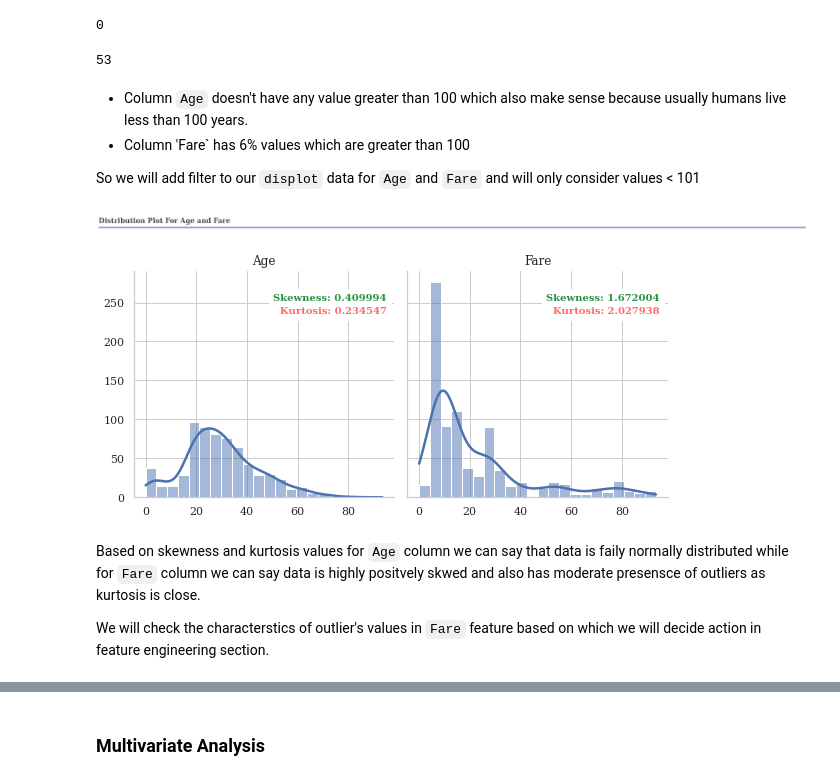
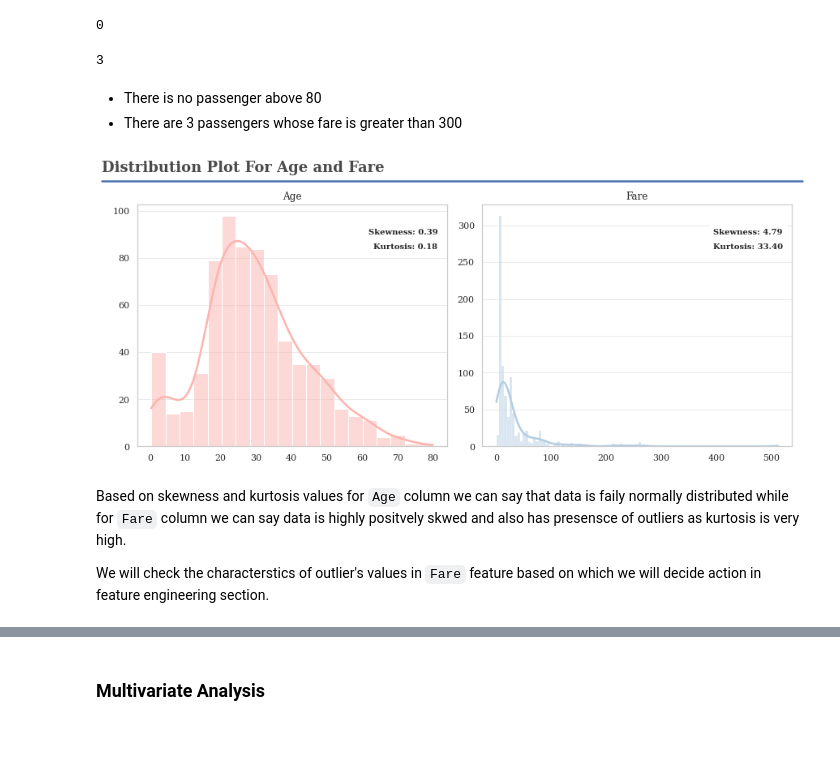
Before and after one commit to progrkaushl/Data-Science-Projects, a Jupyter notebook: Titanic Disaster/titanic.ipynb, the cells around one changed output, grey strips where cells are left out. Saved outputs shown, nothing was run; the diff lists cells and outputs as text; code cells hidden in the pictures; blank space fills up the shorter version.

```diff
--- a/Titanic Disaster/titanic.ipynb
+++ b/Titanic Disaster/titanic.ipynb
@@ -90,8 +89,11 @@ Before starting out data exploration and analysis part, first we can define impo
 # Consistent plots
 from pylab import rcParams
 
-rcParams['figure.figsize'] = 20,5
+rcParams['figure.figsize'] = 10,5
 rcParams['xtick.labelsize'] = 9
 rcParams['ytick.labelsize'] = 9
 rcParams['axes.labelsize'] = 10
+rcParams['axes.grid.axis'] = 'y'
+rcParams['grid.linestyle'] = '--'
+rcParams['grid.alpha'] = '0.4'
 # %% [markdown]
@@ -99,5 +100,0 @@ rcParams['axes.labelsize'] = 10
-# %%
-custom_colors = ["#ffa69e","#aed9e0","#b8f2e6","#5e6472","#faf3dd"]
-customPalette = sns.set_palette(sns.color_palette(custom_colors))
-sns.palplot(sns.color_palette(custom_colors),size=1)
-plt.tick_params(axis='both', labelsize=0, length = 0)
@@ -105,0 +104,4 @@ plt.tick_params(axis='both', labelsize=0, length = 0)
+# %%
+# set color palette to discrete color palette
+customPalette = sns.color_palette('Pastel1')
+sns.set_palette(sns.color_palette(customPalette))
@@ -239,10 +250,10 @@ fig, axes = plt.subplots(nrows=2, ncols=3, figsize=(10,5))
 fig.subplots_adjust(hspace=0.5)
 # fig.suptitle('Countplot for Discrete Data', fontsize=15, fontweight=200)
 
-for ax, feature in zip(axes.flatten(), train_data[col_names].columns):
+for ax, feature in zip(axes.flatten(), df_eda[col_names].columns):
     ax.set(title='Countplot #{}: {}'.format(sub_count, feature))
     ax.xaxis.label.set_visible(False)
-    sns.countplot(train_data[feature],ax=ax)
+    sns.countplot(df_eda[feature],ax=ax)
     sub_count += 1
 
 # add horizontal line
@@ -309,52 +320,42 @@ pd.value_counts(train_data[train_data['Age'] > 100]['Age'].values.flatten()).sum
 # %% [output]
 0
 # %%
-pd.value_counts(train_data[train_data['Fare'] > 100]['Fare'].values.flatten()).sum()
+pd.value_counts(df_eda[df_eda['Fare'] > 300]['Fare'].values.flatten()).sum()
 # %% [output]
-53
+3
-# %% [markdown]
-- Column `Age` doesn't have any value greater than 100 which also make sense because usually humans live less than 100 years.
-- Column 'Fare` has 6% values which are greater than 100
-
-So we will add filter to our `displot` data for `Age` and `Fare` and will only consider values < 101
+# %% [markdown]
+* There is no passenger above 80
+* There are 3 passengers whose fare is greater than 300
 # %%
-# select columns for which plot has to be created
-train_data_age_fare_dis = train_data[train_data['Fare'] < 101][['Age', 'Fare']]
+data = df_eda[['Age', 'Fare']]
 
-# now stack the data into a long (tidy) format
-train_data_age_fare_dis = train_data_age_fare_dis.stack().reset_index(level=1).rename(columns={'level_1':'Column', 0:'Data'})
+fig, ax = plt.subplots(1, 2, figsize=(12, 5), sharex=False, sharey=False)
+fig.subplots_adjust(hspace=0.5, wspace=0.5)
 
-# add function for skewnewss and kurtosis annotation for each plot in facet grid
-def annotate_skew_kurt(data, **kws):
-    n = len(data)
-    ax = plt.gca()
-    ax.text(x=0.97, y=0.90, transform=ax.transAxes, s="Skewness: %f" % data.skew(),
+for ax, feature, color in zip(ax.flatten(), data.columns, customPalette[:2]):
+    g = sns.histplot(data[feature], kde=True,ax=ax, color = color)
+    ax.xaxis.label.set_visible(False)
+    ax.yaxis.label.set_visible(False)
+    ax.set(title = '{}'.format(feature))
+    ax.text(x=0.97, y=0.90, transform=ax.transAxes, s="Skewness: %.2f" % data[feature].skew(),
+            fontweight='demibold', fontsize=10, verticalalignment='top', horizontalalignment='right',
+            backgroundcolor='white')
+    ax.text(x=0.97, y=0.84, transform=ax.transAxes, s="Kurtosis: %.2f" % data[feature].kurt(),
         fontweight='demibold', fontsize=10, verticalalignment='top', horizontalalignment='right',
-        backgroundcolor='white', color='#2b9348')
-    ax.text(x=0.97, y=0.84, transform=ax.transAxes, s="Kurtosis: %f" % data.kurt(),
-        fontweight='demibold', fontsize=10, verticalalignment='top', horizontalalignment='right',
-        backgroundcolor='white', color='#ff6b6b')
-
-# plot a displot
-fig = plt.figure()
-g = sns.displot(data=train_data_age_fare_dis, x='Data', col='Column', col_wrap=3, kde=True, height=4)
-g.map_dataframe(annotate_skew_kurt)
-g.set_titles(row_template = '{row_name}', col_template = '{col_name}')
-g.set_titles(row_template = '{row_name}', col_template = '{col_name}')
+        backgroundcolor='white')
 
 # add horizontal line
-line = lines.Line2D([0, 1.3], [1.05, 1.05], transform=fig.transFigure, zorder=1000, figure=fig)
+line = lines.Line2D([0, 1], [1, 1], transform=fig.transFigure, zorder=1000, figure=fig)
 fig.lines.extend([line])
 
 # add figure text as title
-fig.text(0, 1.08, 'Distribution Plot For Age and Fare', fontdict=fig_title_prop)
+fig.text(0, 1.03, 'Distribution Plot For Age and Fare', fontdict=fig_title_prop)
 
 plt.tight_layout()
 plt.show()
 # %% [output]
-[figure, old version]
+[figure, new version]
-[figure, removed]
 # %% [markdown]
-Based on skewness and kurtosis values for `Age` column we can say that data is faily normally distributed while for `Fare` column we can say data is highly positvely skwed and also has moderate presensce of outliers as kurtosis is close.
+Based on skewness and kurtosis values for `Age` column we can say that data is faily normally distributed while for `Fare` column we can say data is highly positvely skwed and also has presensce of outliers as kurtosis is very high.
 
 We will check the characterstics of outlier's values in `Fare` feature based on which we will decide action in feature engineering section.
```
Also changed, not shown: parts of 143 cells of this notebook, 1 other file.
